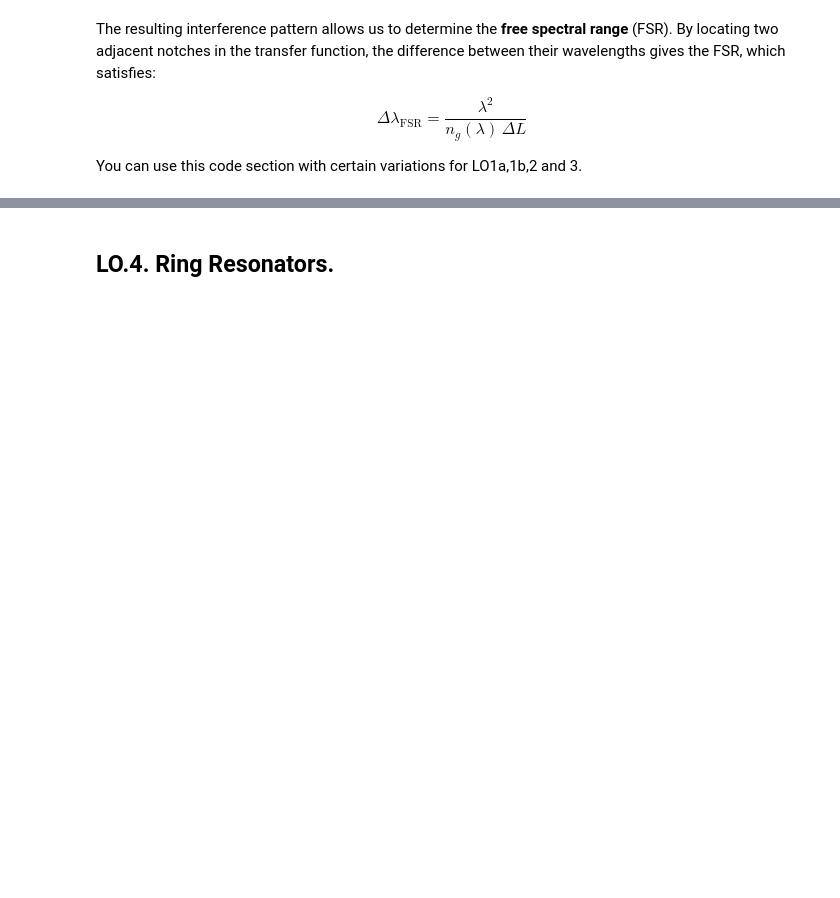
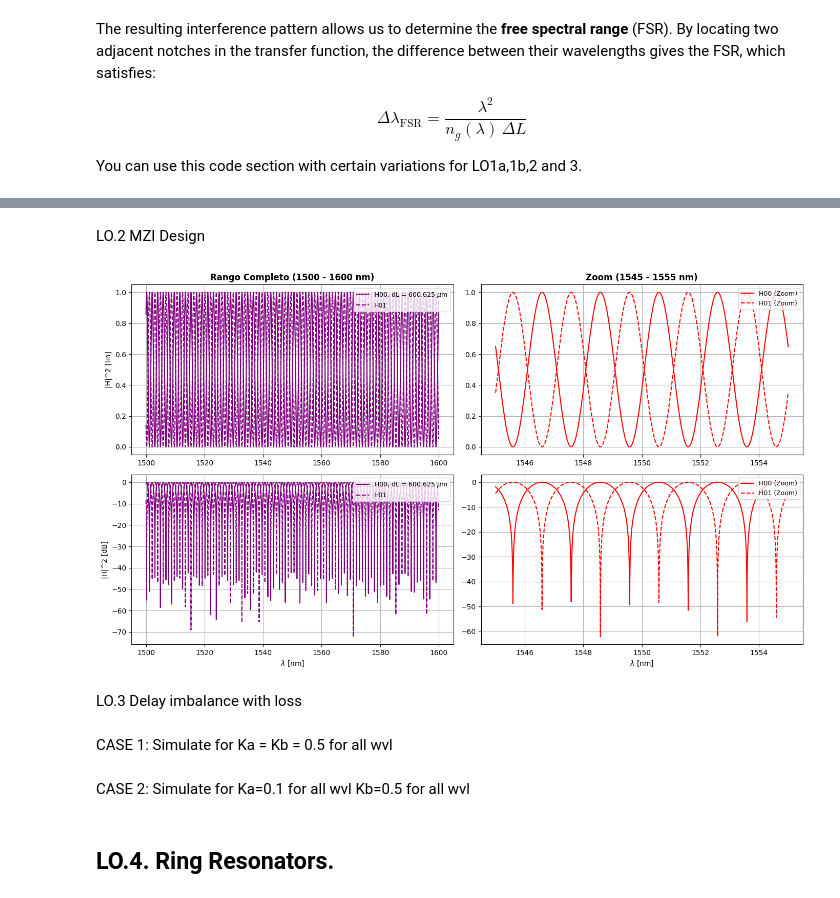
Before and after one commit to agondea/cifoin-lab3, a Jupyter notebook: CIRCUITS_&_COMPACT_MODELS.ipynb, the cells around one changed output, grey strips where cells are left out. Saved outputs shown, nothing was run; the diff lists cells and outputs as text; code cells hidden in the pictures; blank space fills up the shorter version.

```diff
--- a/CIRCUITS_&_COMPACT_MODELS.ipynb
+++ b/CIRCUITS_&_COMPACT_MODELS.ipynb
@@ -242,3 +343,71 @@ You can use this code section with certain variations for LO1a,1b,2 and 3.
+# %% [markdown]
+LO.2 MZI Design
+# %%
+# MZI Desbalanceado (FSR = 2 nm) - Rango Completo y Zoom
+
+# 1. Rango completo [1500-1600] nm (10000 puntos para resolución)
+wl_full = jnp.linspace(1.50, 1.60, 10000)
+
+# 2. Rango con zoom [1545-1555] nm (10 nm de ventana para ver 5 ciclos claros)
+wl_zoom = jnp.linspace(1.545, 1.555, 2000)
+
+# Diferencia de longitud calculada para FSR = 2 nm
+delta_l = 600.625
+l_base = 10.0
+
+# Simular MZI para rango completo
+mzi_full = mzi(wl=wl_full, wvg_S={"length": l_base}, wvg_N={"length": l_base+delta_l})
+H00_full = mzi_full["in0", "out0"]
+H01_full = mzi_full["in0", "out1"]
+H00_dB_full = 20.0*jnp.log10(np.abs(H00_full) + 1e-12)
+H01_dB_full = 20.0*jnp.log10(np.abs(H01_full) + 1e-12)
+
+# Simular MZI para rango con zoom
+mzi_zoom = mzi(wl=wl_zoom, wvg_S={"length": l_base}, wvg_N={"length": l_base+delta_l})
+H00_zoom = mzi_zoom["in0", "out0"]
+H01_zoom = mzi_zoom["in0", "out1"]
+H00_dB_zoom = 20.0*jnp.log10(np.abs(H00_zoom) + 1e-12)
+H01_dB_zoom = 20.0*jnp.log10(np.abs(H01_zoom) + 1e-12)
+
+# Crear figura con 4 subgráficas (2 filas x 2 columnas)
+fig, ax = plt.subplots(2, 2, figsize=(14, 8))
+
+# ---- COLUMNA IZQUIERDA (Rango Completo) ----
+ax[0, 0].plot(wl_full * 1e3, np.abs(H00_full)**2, linestyle="-", color='purple', label=f"H00, dL = {delta_l:.3f} $\mu$m")
+ax[0, 0].plot(wl_full * 1e3, np.abs(H01_full)**2, linestyle="--", color='purple', label=f"H01")
+ax[0, 0].set_title("Rango Completo (1500 - 1600 nm)", fontweight='bold')
+ax[0, 0].set_ylabel("|H|^2 [lin]")
+
+ax[1, 0].plot(wl_full * 1e3, H00_dB_full, linestyle="-", color='purple', label=f"H00, dL = {delta_l:.3f} $\mu$m")
+ax[1, 0].plot(wl_full * 1e3, H01_dB_full, linestyle="--", color='purple', label=f"H01")
+ax[1, 0].set_ylabel("|H|^2 [dB]")
+ax[1, 0].set_xlabel("$\lambda$ [nm]")
+
+# ---- COLUMNA DERECHA (Zoom) ----
+ax[0, 1].plot(wl_zoom * 1e3, np.abs(H00_zoom)**2, linestyle="-", color='red', label=f"H00 (Zoom)")
+ax[0, 1].plot(wl_zoom * 1e3, np.abs(H01_zoom)**2, linestyle="--", color='red', label=f"H01 (Zoom)")
+ax[0, 1].set_title("Zoom (1545 - 1555 nm)", fontweight='bold')
+
+ax[1, 1].plot(wl_zoom * 1e3, H00_dB_zoom, linestyle="-", color='red', label=f"H00 (Zoom)")
+ax[1, 1].plot(wl_zoom * 1e3, H01_dB_zoom, linestyle="--", color='red', label=f"H01 (Zoom)")
+ax[1, 1].set_xlabel("$\lambda$ [nm]")
+
+# Formato común para todas las gráficas
+for i in range(2):
+    for j in range(2):
+        ax[i, j].grid(visible=True)
+        ax[i, j].legend(fontsize=9, loc='upper right')
+
+plt.tight_layout()
+plt.show()
+# %% [output]
+[figure, added]
+# %% [markdown]
+LO.3 Delay imbalance with loss
+# %% [markdown]
+CASE 1: Simulate for Ka = Kb = 0.5 for all wvl
+# %% [markdown]
+CASE 2: Simulate for Ka=0.1 for all wvl Kb=0.5 for all wvl
 # %% [markdown]
 ## LO.4. Ring Resonators.
 # %% [markdown]
```
Also changed, not shown: parts of 9 cells of this notebook, 1 other file.
